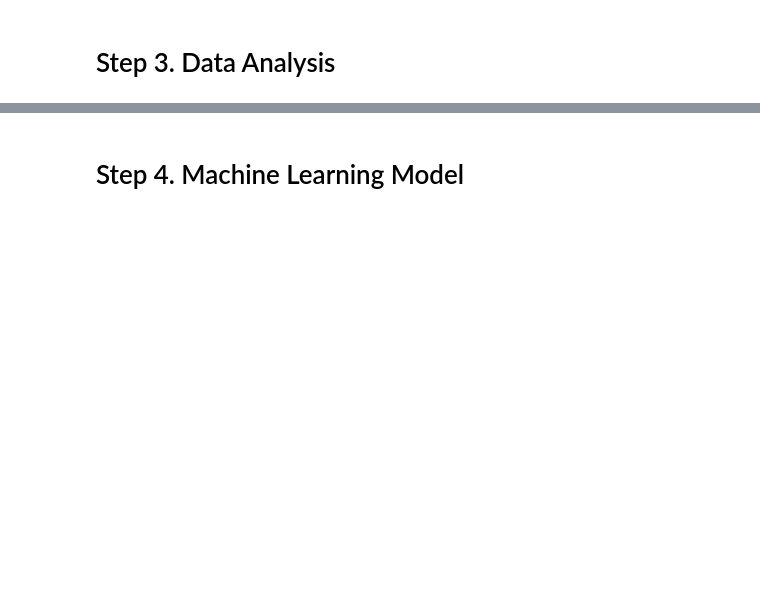
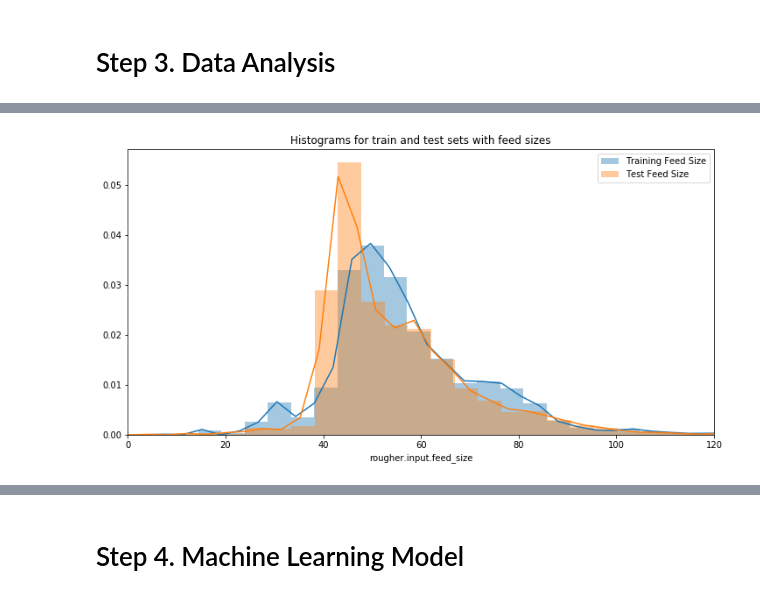
Before and after one commit to rainbowmoonlight/Yandex_Practicum_Projects, a Jupyter notebook: 09 Gold Recovery ML Prediction/Gold Recovery Prediction Machine Learning.ipynb, the cells around one changed output, grey strips where cells are left out. Saved outputs shown, nothing was run; the diff lists cells and outputs as text; code cells hidden in the pictures; blank space fills up the shorter version.

```diff
--- a/09 Gold Recovery ML Prediction/Gold Recovery Prediction Machine Learning.ipynb
+++ b/09 Gold Recovery ML Prediction/Gold Recovery Prediction Machine Learning.ipynb
@@ -472,4 +483,6 @@ T = df_train['rougher.output.tail_au']
 # %% [markdown]
 calculated recovery
 # %%
-df_train['rougher.output.recovery_calc'] = C * (F - T) * 100 / (F * (C - T))
+def recovery(C, F, T):
+    recovery =  C * (F - T) * 100 / (F * (C - T))
+    return recovery
@@ -485,0 +525,4 @@ mae(target, calculated)
+# %%
+df_test = df_full[df_full['date'].isin(df_test['date'])]
+df_test_cols = list(df_train.columns.difference(df_test.columns))
+df_test_cols
@@ -490,0 +634,17 @@ mae(target, calculated)
+# %%
+df_train_feed_size = df_train['rougher.input.feed_size']
+df_test_feed_size = df_test['rougher.input.feed_size']
+# %%
+plt.figure(figsize=(12,6))
+plt.xlim(0, 120)
+plt.title('Histograms for train and test sets with feed sizes')
+sns.distplot(df_train_feed_size,
+             bins=100,
+             label='Training Feed Size')
+sns.distplot(df_test_feed_size,
+             bins=100,
+             label='Test Feed Size')
+plt.legend()
+plt.show()
+# %% [output]
+[figure, added]
```
Also changed, not shown: parts of 56 cells of this notebook.
